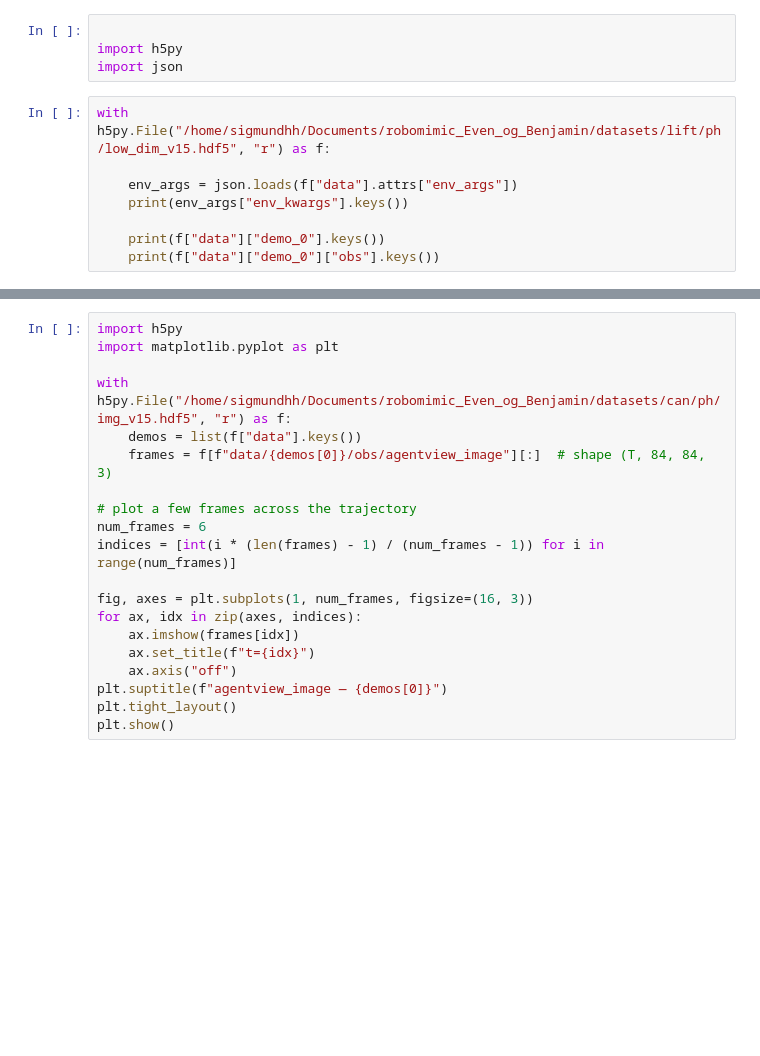
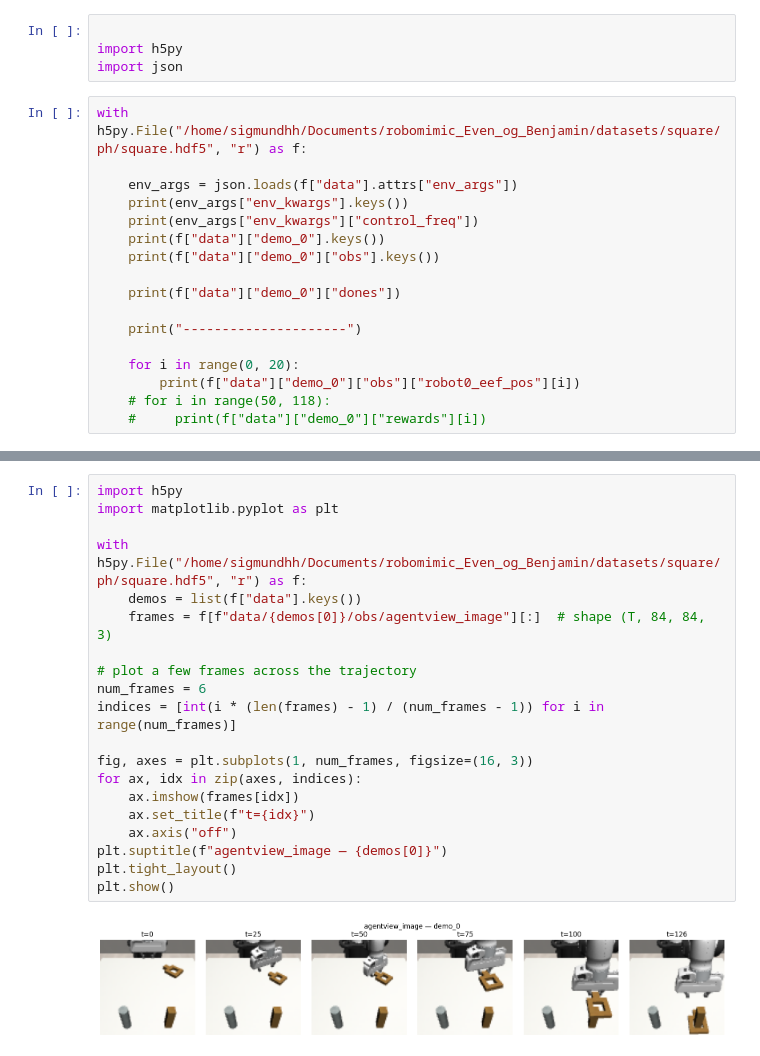
Before and after one commit to BenjaminBradaric/robomimic_Even_og_Benjamin, a Jupyter notebook: masteroppgave/dataset_ceck.ipynb, the cells around one changed output, grey strips where cells are left out. Saved outputs shown, nothing was run; the diff lists cells and outputs as text; blank space fills up the shorter version.

Commit message:
plots

```diff
--- a/masteroppgave/dataset_ceck.ipynb
+++ b/masteroppgave/dataset_ceck.ipynb
@@ -3,12 +3,21 @@
 import h5py
 import json
 # %%
-with h5py.File("/home/sigmundhh/Documents/robomimic_Even_og_Benjamin/datasets/lift/ph/low_dim_v15.hdf5", "r") as f:
+with h5py.File("/home/sigmundhh/Documents/robomimic_Even_og_Benjamin/datasets/square/ph/square.hdf5", "r") as f:
 
     env_args = json.loads(f["data"].attrs["env_args"])
     print(env_args["env_kwargs"].keys())
-
+    print(env_args["env_kwargs"]["control_freq"])
     print(f["data"]["demo_0"].keys())
     print(f["data"]["demo_0"]["obs"].keys())
+
+    print(f["data"]["demo_0"]["dones"])
+
+    print("---------------------")
+
+    for i in range(0, 20):
+        print(f["data"]["demo_0"]["obs"]["robot0_eef_pos"][i])
+    # for i in range(50, 118):
+    #     print(f["data"]["demo_0"]["rewards"][i])
 # %% [output]
 dict_keys(['has_renderer', 'has_offscreen_renderer', 'ignore_done', 'use_object_obs', 'use_camera_obs', 'control_freq', 'controller_configs', 'robots', 'camera_depths', 'camera_heights', 'camera_width ...
@@ -17,20 +40,22 @@ dict_keys(['has_renderer', 'has_offscreen_renderer', 'ignore_done', 'use_object_
 # %%
 import h5py
 import matplotlib.pyplot as plt
 
-with h5py.File("/home/sigmundhh/Documents/robomimic_Even_og_Benjamin/datasets/can/ph/img_v15.hdf5", "r") as f:
+with h5py.File("/home/sigmundhh/Documents/robomimic_Even_og_Benjamin/datasets/square/ph/square.hdf5", "r") as f:
     demos = list(f["data"].keys())
     frames = f[f"data/{demos[0]}/obs/agentview_image"][:]  # shape (T, 84, 84, 3)
 
 # plot a few frames across the trajectory
 num_frames = 6
 indices = [int(i * (len(frames) - 1) / (num_frames - 1)) for i in range(num_frames)]
 
 fig, axes = plt.subplots(1, num_frames, figsize=(16, 3))
 for ax, idx in zip(axes, indices):
     ax.imshow(frames[idx])
     ax.set_title(f"t={idx}")
     ax.axis("off")
 plt.suptitle(f"agentview_image — {demos[0]}")
 plt.tight_layout()
 plt.show()
+# %% [output]
+[figure, added]
```
Also changed, not shown: parts of 2 cells of this notebook.
